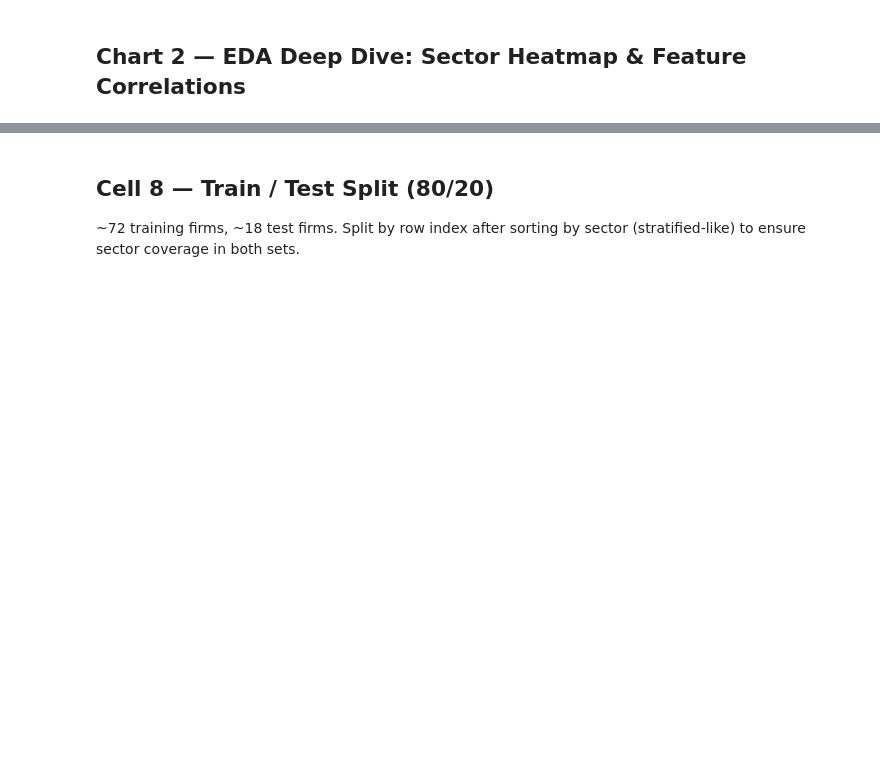
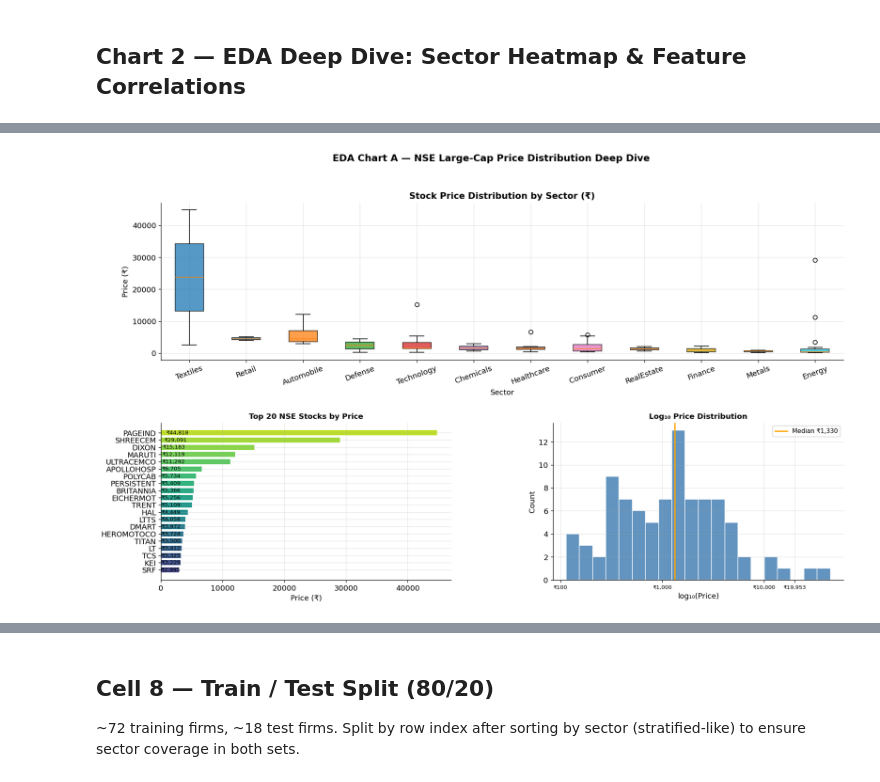
Before and after one commit to vaishnavijagtapma2025/stock-market-analysis-python, a Jupyter notebook: notebooks/Indian_Equity_Predictor_ECO6810_CLEAN (1).ipynb, the cells around one changed output, grey strips where cells are left out. Cells and saved outputs as stored; diff of their text form; code cells hidden in the pictures; blank space fills up the shorter version.

```diff
--- a/notebooks/Indian_Equity_Predictor_ECO6810_CLEAN (1).ipynb
+++ b/notebooks/Indian_Equity_Predictor_ECO6810_CLEAN (1).ipynb
@@ -399,0 +493,76 @@ plt.show()
+# %%
+# ═══════════════════════════════════════════════════════════
+# EDA CHART A — Price Distribution Deep Dive
+# ═══════════════════════════════════════════════════════════
+fig = plt.figure(figsize=(18, 10))
+gs  = gridspec.GridSpec(2, 2, figure=fig, hspace=0.4, wspace=0.35)
+
+# (1) Box plot: stock price by sector
+ax1 = fig.add_subplot(gs[0, :])
+sectors_sorted = df.groupby("Sector")["current_price"].median().sort_values(ascending=False).index
+data_by_sector = [df[df["Sector"]==s]["current_price"].values for s in sectors_sorted]
+bp = ax1.boxplot(data_by_sector, labels=sectors_sorted, patch_artist=True, notch=False)
+colors_bp = plt.cm.tab10(np.linspace(0, 1, len(sectors_sorted)))
+for patch, color in zip(bp["boxes"], colors_bp):
+    patch.set_facecolor(color); patch.set_alpha(0.75)
+ax1.set_title("Stock Price Distribution by Sector (₹)", fontweight="bold", fontsize=13)
+ax1.set_ylabel("Price (₹)")
+ax1.set_xlabel("Sector")
+ax1.tick_params(axis="x", rotation=20)
+
+# (2) Top 20 stocks by price
+ax2 = fig.add_subplot(gs[1, 0])
+top20 = df.nlargest(20, "current_price")[["Ticker","current_price","Sector"]].copy()
+top20["Label"] = top20["Ticker"].str.replace(".NS","",regex=False)
+bar_colors = plt.cm.viridis(np.linspace(0.2, 0.9, 20))
+ax2.barh(top20["Label"][::-1], top20["current_price"][::-1], color=bar_colors, edgecolor="white")
+ax2.set_xlabel("Price (₹)")
+ax2.set_title("Top 20 NSE Stocks by Price", fontweight="bold", fontsize=11)
+for i, (_, row) in enumerate(top20[::-1].iterrows()):
+    ax2.text(row["current_price"]*0.02, i, f"₹{row['current_price']:,.0f}", va="center", fontsize=8)
+
+# (3) Log-scale price histogram
+ax3 = fig.add_subplot(gs[1, 1])
+log_prices = np.log10(df["current_price"].clip(lower=1))
+ax3.hist(log_prices, bins=20, color="steelblue", edgecolor="white", alpha=0.85)
+ax3.set_xlabel("log₁₀(Price)")
+ax3.set_ylabel("Count")
+ax3.set_title("Log₁₀ Price Distribution", fontweight="bold", fontsize=11)
+ticks = [2, 3, 4, 4.3]
+ax3.set_xticks(ticks)
+ax3.set_xticklabels([f"₹{10**t:,.0f}" for t in ticks], fontsize=8)
+ax3.axvline(np.log10(df["current_price"].median()), color="orange", lw=2,
+             label=f"Median ₹{df['current_price'].median():,.0f}")
+ax3.legend(fontsize=9)
+
+plt.suptitle("EDA Chart A — NSE Large-Cap Price Distribution Deep Dive", fontsize=14, fontweight="bold")
+plt.savefig("outputs/eda_chartA_price_distribution.png", bbox_inches="tight", dpi=120)
+plt.show()
+
+# ── Printed EDA Report: Price Distribution ───────────────────────────────
+print("=" * 65)
+print("  EDA REPORT: PRICE DISTRIBUTION")
+print("=" * 65)
+print(f"  Total firms          : {len(df)}")
+print(f"  Min price            : ₹{df['current_price'].min():>10,.2f}")
+print(f"  Max price            : ₹{df['current_price'].max():>10,.2f}")
+print(f"  Mean price           : ₹{df['current_price'].mean():>10,.2f}")
+print(f"  Median price         : ₹{df['current_price'].median():>10,.2f}")
+print(f"  Std deviation        : ₹{df['current_price'].std():>10,.2f}")
+print(f"  Stocks above ₹1,000  : {(df['current_price']>1000).sum()} ({(df['current_price']>1000).mean()*100:.1f}%)")
+print(f"  Stocks above ₹5,000  : {(df['current_price']>5000).sum()} ({(df['current_price']>5000).mean()*100:.1f}%)")
+print()
+print("  Median price by sector (highest first):")
+med_by_sec = df.groupby("Sector")["current_price"].median().sort_values(ascending=False)
+for sec, med in med_by_sec.items():
+    print(f"    {sec:<14}: ₹{med:>8,.0f}")
+print("=" * 65)
+print("  INTERPRETATION:")
+print("  The NSE large-cap universe shows a strongly right-skewed price")
+print("  distribution. The majority of stocks trade below ₹2,000, but a")
+print("  handful (e.g., PAGEIND, EICHERMOT, SHREECEM) distort the mean")
+print("  significantly above the median. Using log-scale reveals a more")
+print("  symmetric distribution, justifying log_market_cap as a feature.")
+print("=" * 65)
+# %% [output]
+[figure, added]
```
Also changed, not shown: parts of 27 cells of this notebook.
